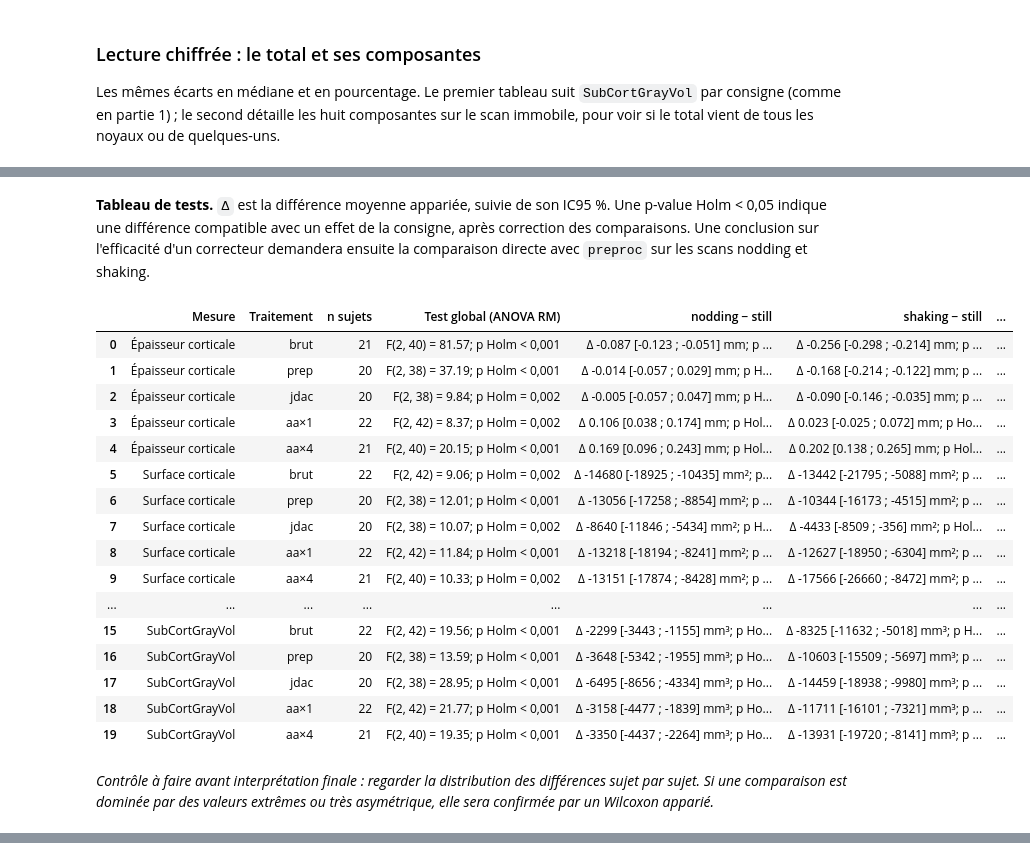
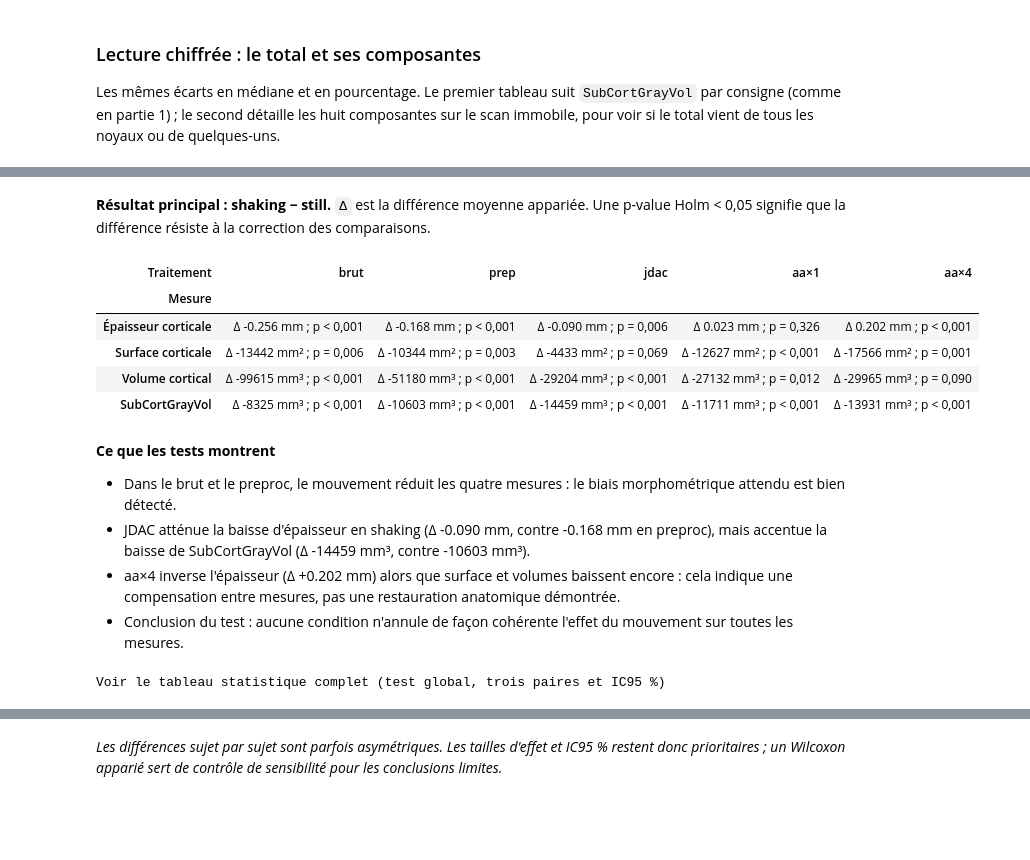
Before and after one commit to math-wil/jdac-motion-correction, a Jupyter notebook: pipelines/ds004332/phase5_fidelity/explore_morphometrie.ipynb, the cells around one changed output, grey strips where cells are left out. Saved outputs shown, nothing was run; the diff lists cells and outputs as text; code cells hidden in the pictures; blank space fills up the shorter version.

Commit message:
Simplifie le notebook morphométrique et interprète les tests

```diff
--- a/pipelines/ds004332/phase5_fidelity/explore_morphometrie.ipynb
+++ b/pipelines/ds004332/phase5_fidelity/explore_morphometrie.ipynb
@@ -519,56 +445,76 @@ for mesure, unite, per_brut in TESTS_PRIMAIRES:
 tests = pd.DataFrame(rows)
 tests["p globale Holm"] = holm(tests["p globale brute"])
 for nom, _, _ in PAIRES:
     tests[nom] = "non testé : test global non significatif"
 
 for idx, row in tests.iterrows():
     if not np.isfinite(row["p globale Holm"]) or row["p globale Holm"] >= 0.05:
         continue
     wide, unite = details[(row["Mesure"], row["condition_code"])]
     textes, ps = [], []
     for nom, apres, avant in PAIRES:
         texte, p = _contraste(wide, apres, avant, unite)
         textes.append(texte)
         ps.append(p)
     p_holm = holm(ps)
     for (nom, _, _), texte, p_corr in zip(PAIRES, textes, p_holm):
         tests.loc[idx, nom] = f"{texte}; p Holm {_p(p_corr)}"
 
 tests["Test global (ANOVA RM)"] = tests.apply(
     lambda r: (f"F(2, {int(r['df2'])}) = {r['F']:.2f}; p Holm {_p(r['p globale Holm'])}"
                if np.isfinite(r["F"]) else "non calculable"),
     axis=1,
 )
 tests = tests[["Mesure", "Traitement", "n sujets", "Test global (ANOVA RM)",
                "nodding − still", "shaking − still", "shaking − nodding"]]
 
+import re
+
+def _cellule_principale(texte):
+    if texte.startswith("non testé"):
+        return "test global NS"
+    m = re.match(r"Δ ([^[]+) \[[^]]+\] ([^;]+); p Holm (.+)", texte)
+    return f"Δ {m.group(1)} {m.group(2)} ; p {m.group(3)}" if m else texte
+
+principal = tests.pivot(index="Mesure", columns="Traitement", values="shaking − still")
+principal = principal.reindex(index=[m[0] for m in TESTS_PRIMAIRES], columns=[SHORT[c] for c in CONDITIONS])
+principal = principal.map(_cellule_principale)
 display(Markdown(
-    "**Tableau de tests.** `Δ` est la différence moyenne appariée, suivie de son IC95 %. "
-    "Une p-value Holm < 0,05 indique une différence compatible avec un effet de la consigne, "
-    "après correction des comparaisons. Une conclusion sur l'efficacité d'un correcteur demandera ensuite "
-    "la comparaison directe avec `preproc` sur les scans nodding et shaking."))
-display(tests.style.set_properties(**{"text-align": "left"}))
+    "**Résultat principal : shaking − still.** `Δ` est la différence moyenne appariée. "
+    "Une p-value Holm < 0,05 signifie que la différence résiste à la correction des comparaisons."))
+display(principal.style.set_properties(**{"text-align": "center", "font-size": "90%"}))
+
+def _delta(mesure, condition, apres="shaking", avant="still"):
+    wide, _ = details[(mesure, condition)]
+    return float((wide[apres] - wide[avant]).mean())
 
 display(Markdown(
-    "*Contrôle à faire avant interprétation finale : regarder la distribution des différences sujet par sujet. "
-    "Si une comparaison est dominée par des valeurs extrêmes ou très asymétrique, elle sera confirmée par un Wilcoxon apparié.*"))
+    "**Ce que les tests montrent**\n\n"
+    "- Dans le brut et le preproc, le mouvement réduit les quatre mesures : le biais morphométrique attendu est bien détecté.\n"
+    f"- JDAC atténue la baisse d'épaisseur en shaking (Δ {_delta('Épaisseur corticale','jdac'):.3f} mm, contre {_delta('Épaisseur corticale','preproc'):.3f} mm en preproc), "
+    f"mais accentue la baisse de SubCortGrayVol (Δ {_delta('SubCortGrayVol','jdac'):.0f} mm³, contre {_delta('SubCortGrayVol','preproc'):.0f} mm³).\n"
+    f"- aa×4 inverse l'épaisseur (Δ {_delta('Épaisseur corticale','jdac_nodenoise'):+.3f} mm) alors que surface et volumes baissent encore : cela indique une compensation entre mesures, pas une restauration anatomique démontrée.\n"
+    "- Conclusion du test : aucune condition n'annule de façon cohérente l'effet du mouvement sur toutes les mesures."))
+
+display(HTML(
+    "<details><summary><b>Voir le tableau statistique complet (test global, trois paires et IC95 %)</b></summary>"
+    + tests.to_html(index=False) + "</details>"
+))
+display(Markdown(
+    "*Les différences sujet par sujet sont parfois asymétriques. Les tailles d'effet et IC95 % restent donc prioritaires ; "
+    "un Wilcoxon apparié sert de contrôle de sensibilité pour les conclusions limites.*"))
 # %% [output]
-**Tableau de tests.** `Δ` est la différence moyenne appariée, suivie de son IC95 %. Une p-value Holm < 0,05 indique une différence compatible avec un effet de la consigne, après correction des comparaisons. Une conclusion sur l'efficacité d'un correcteur demandera ensuite la comparaison directe avec `preproc` sur les scans nodding et shaking.
+**Résultat principal : shaking − still.** `Δ` est la différence moyenne appariée. Une p-value Holm < 0,05 signifie que la différence résiste à la correction des comparaisons.
-|  | Mesure | Traitement | n sujets | Test global (ANOVA RM) | nodding − still | shaking − still | ... |
-| 0 | Épaisseur corticale | brut | 21 | F(2, 40) = 81.57; p Holm < 0,001 | Δ -0.087 [-0.123 ; -0.051] mm; p ... | Δ -0.256 [-0.298 ; -0.214] mm; p ... | ... |
-| 1 | Épaisseur corticale | prep | 20 | F(2, 38) = 37.19; p Holm < 0,001 | Δ -0.014 [-0.057 ; 0.029] mm; p H... | Δ -0.168 [-0.214 ; -0.122] mm; p ... | ... |
-| 2 | Épaisseur corticale | jdac | 20 | F(2, 38) = 9.84; p Holm = 0,002 | Δ -0.005 [-0.057 ; 0.047] mm; p H... | Δ -0.090 [-0.146 ; -0.035] mm; p ... | ... |
-| 3 | Épaisseur corticale | aa×1 | 22 | F(2, 42) = 8.37; p Holm = 0,002 | Δ 0.106 [0.038 ; 0.174] mm; p Hol... | Δ 0.023 [-0.025 ; 0.072] mm; p Ho... | ... |
-| 4 | Épaisseur corticale | aa×4 | 21 | F(2, 40) = 20.15; p Holm < 0,001 | Δ 0.169 [0.096 ; 0.243] mm; p Hol... | Δ 0.202 [0.138 ; 0.265] mm; p Hol... | ... |
-| 5 | Surface corticale | brut | 22 | F(2, 42) = 9.06; p Holm = 0,002 | Δ -14680 [-18925 ; -10435] mm²; p... | Δ -13442 [-21795 ; -5088] mm²; p ... | ... |
-| 6 | Surface corticale | prep | 20 | F(2, 38) = 12.01; p Holm < 0,001 | Δ -13056 [-17258 ; -8854] mm²; p ... | Δ -10344 [-16173 ; -4515] mm²; p ... | ... |
-| 7 | Surface corticale | jdac | 20 | F(2, 38) = 10.07; p Holm = 0,002 | Δ -8640 [-11846 ; -5434] mm²; p H... | Δ -4433 [-8509 ; -356] mm²; p Hol... | ... |
-| 8 | Surface corticale | aa×1 | 22 | F(2, 42) = 11.84; p Holm < 0,001 | Δ -13218 [-18194 ; -8241] mm²; p ... | Δ -12627 [-18950 ; -6304] mm²; p ... | ... |
-| 9 | Surface corticale | aa×4 | 21 | F(2, 40) = 10.33; p Holm = 0,002 | Δ -13151 [-17874 ; -8428] mm²; p ... | Δ -17566 [-26660 ; -8472] mm²; p ... | ... |
-| ... | ... | ... | ... | ... | ... | ... | ... |
-| 15 | SubCortGrayVol | brut | 22 | F(2, 42) = 19.56; p Holm < 0,001 | Δ -2299 [-3443 ; -1155] mm³; p Ho... | Δ -8325 [-11632 ; -5018] mm³; p H... | ... |
-| 16 | SubCortGrayVol | prep | 20 | F(2, 38) = 13.59; p Holm < 0,001 | Δ -3648 [-5342 ; -1955] mm³; p Ho... | Δ -10603 [-15509 ; -5697] mm³; p ... | ... |
-| 17 | SubCortGrayVol | jdac | 20 | F(2, 38) = 28.95; p Holm < 0,001 | Δ -6495 [-8656 ; -4334] mm³; p Ho... | Δ -14459 [-18938 ; -9980] mm³; p ... | ... |
-| 18 | SubCortGrayVol | aa×1 | 22 | F(2, 42) = 21.77; p Holm < 0,001 | Δ -3158 [-4477 ; -1839] mm³; p Ho... | Δ -11711 [-16101 ; -7321] mm³; p ... | ... |
-| 19 | SubCortGrayVol | aa×4 | 21 | F(2, 40) = 19.35; p Holm < 0,001 | Δ -3350 [-4437 ; -2264] mm³; p Ho... | Δ -13931 [-19720 ; -8141] mm³; p ... | ... |
+| Traitement | brut | prep | jdac | aa×1 | aa×4 |
+| Mesure |  |  |  |  |  |
+| Épaisseur corticale | Δ -0.256 mm ; p < 0,001 | Δ -0.168 mm ; p < 0,001 | Δ -0.090 mm ; p = 0,006 | Δ 0.023 mm ; p = 0,326 | Δ 0.202 mm ; p < 0,001 |
+| Surface corticale | Δ -13442 mm² ; p = 0,006 | Δ -10344 mm² ; p = 0,003 | Δ -4433 mm² ; p = 0,069 | Δ -12627 mm² ; p < 0,001 | Δ -17566 mm² ; p = 0,001 |
+| Volume cortical | Δ -99615 mm³ ; p < 0,001 | Δ -51180 mm³ ; p < 0,001 | Δ -29204 mm³ ; p < 0,001 | Δ -27132 mm³ ; p = 0,012 | Δ -29965 mm³ ; p = 0,090 |
+| SubCortGrayVol | Δ -8325 mm³ ; p < 0,001 | Δ -10603 mm³ ; p < 0,001 | Δ -14459 mm³ ; p < 0,001 | Δ -11711 mm³ ; p < 0,001 | Δ -13931 mm³ ; p < 0,001 |
-*Contrôle à faire avant interprétation finale : regarder la distribution des différences sujet par sujet. Si une comparaison est dominée par des valeurs extrêmes ou très asymétrique, elle sera confirmée par un Wilcoxon apparié.*
+**Ce que les tests montrent**
+
+- Dans le brut et le preproc, le mouvement réduit les quatre mesures : le biais morphométrique attendu est bien détecté.
+- JDAC atténue la baisse d'épaisseur en shaking (Δ -0.090 mm, contre -0.168 mm en preproc), mais accentue la baisse de SubCortGrayVol (Δ -14459 mm³, contre -10603 mm³).
+- aa×4 inverse l'épaisseur (Δ +0.202 mm) alors que surface et volumes baissent encore : cela indique une compensation entre mesures, pas une restauration anatomique démontrée.
+- Conclusion du test : aucune condition n'annule de façon cohérente l'effet du mouvement sur toutes les mesures.
+Voir le tableau statistique complet (test global, trois paires et IC95 %)
@@ -574,0 +538 @@ display(Markdown(
+*Les différences sujet par sujet sont parfois asymétriques. Les tailles d'effet et IC95 % restent donc prioritaires ; un Wilcoxon apparié sert de contrôle de sensibilité pour les conclusions limites.*
```
Also changed, not shown: parts of 19 cells of this notebook, 3 other files.
